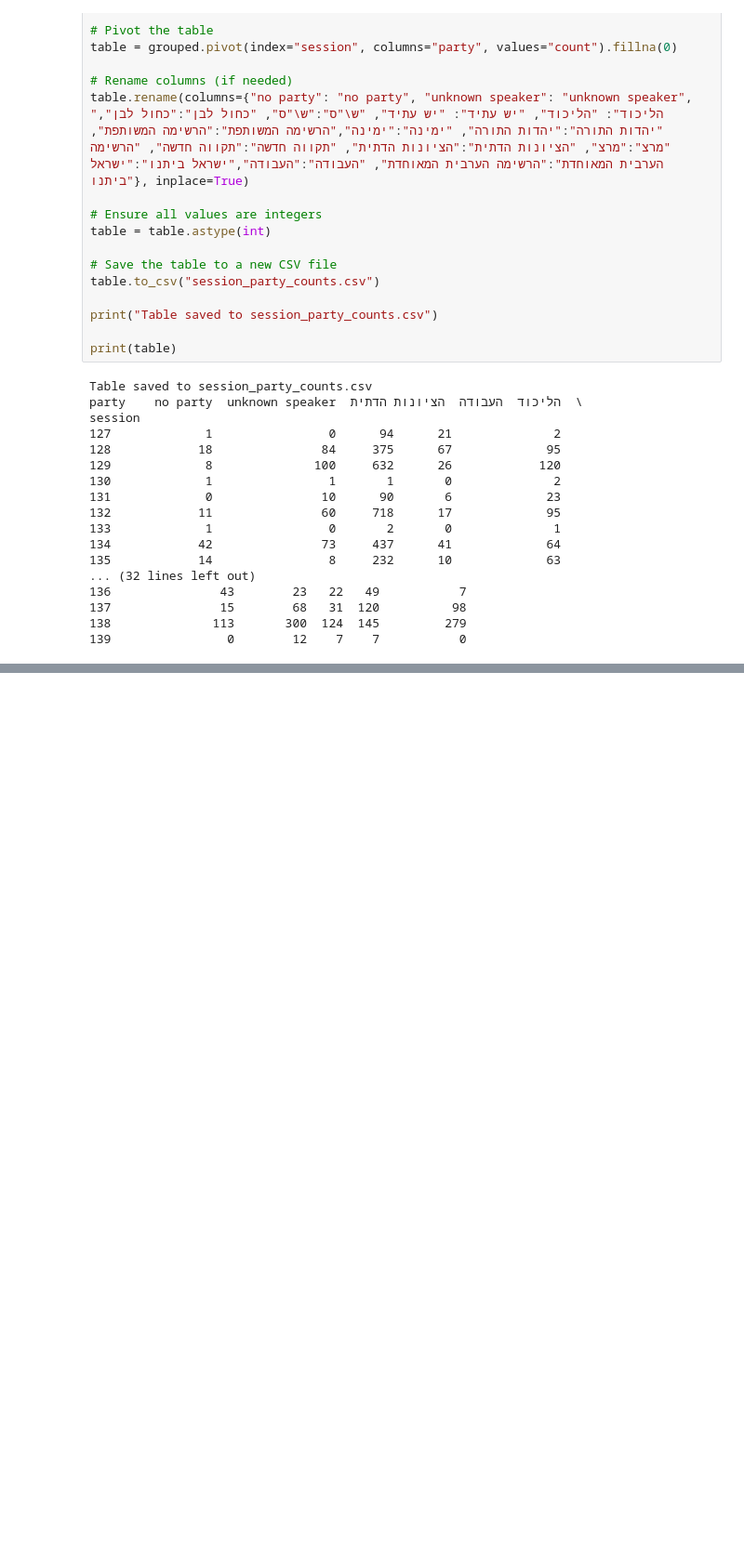
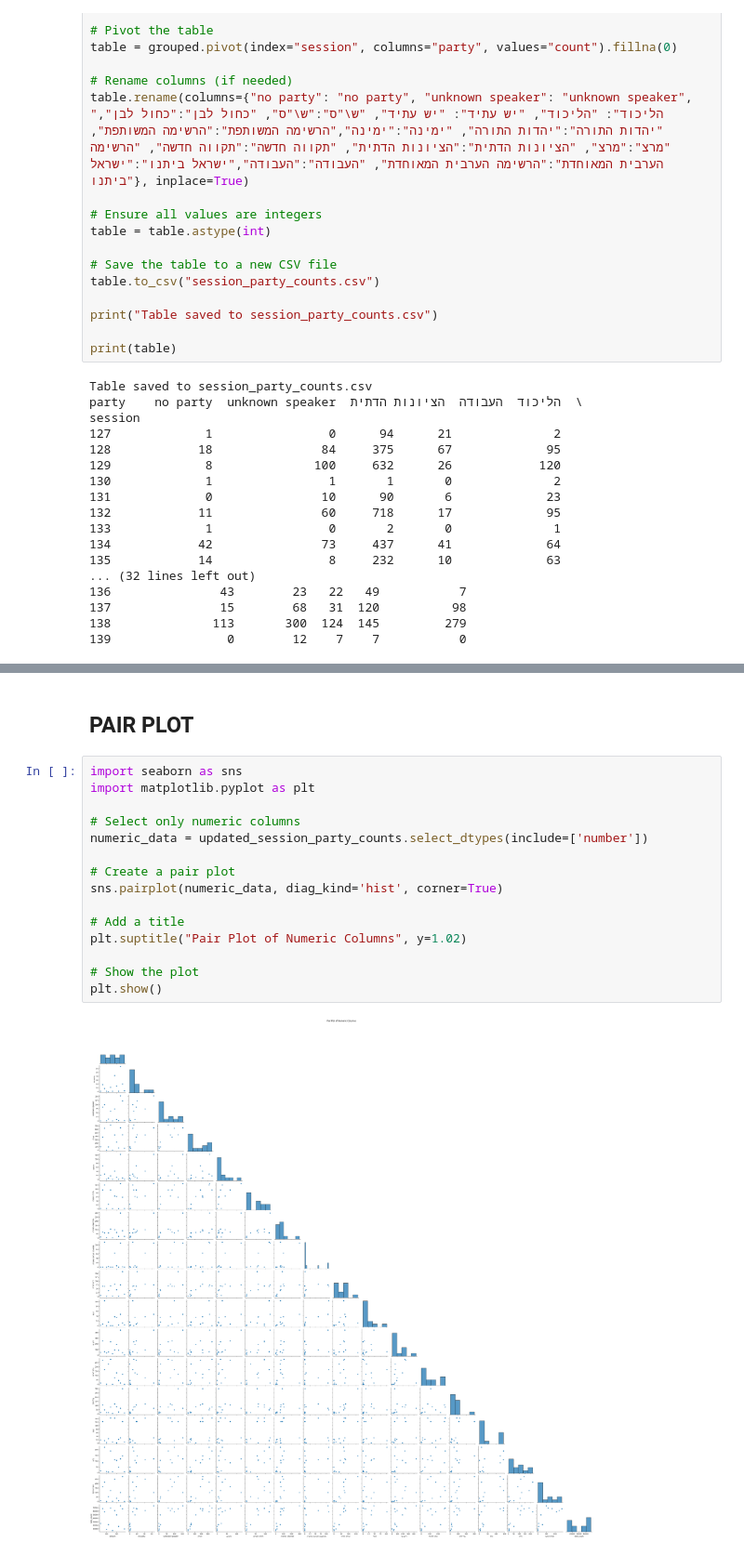
Before and after one commit to ortall0201/Knesset_24_Regression, a Jupyter notebook: Regression_Kneset_Project.ipynb, the cells around one changed output, grey strips where cells are left out. Shown at 93% size. Saved outputs shown, nothing was run; the diff lists cells and outputs as text; blank space fills up the shorter version.

```diff
--- a/Regression_Kneset_Project.ipynb
+++ b/Regression_Kneset_Project.ipynb
@@ -2544,0 +2695,19 @@ session
+# %% [markdown]
+## PAIR PLOT
+# %%
+import seaborn as sns
+import matplotlib.pyplot as plt
+
+# Select only numeric columns
+numeric_data = updated_session_party_counts.select_dtypes(include=['number'])
+
+# Create a pair plot
+sns.pairplot(numeric_data, diag_kind='hist', corner=True)
+
+# Add a title
+plt.suptitle("Pair Plot of Numeric Columns", y=1.02)
+
+# Show the plot
+plt.show()
+# %% [output]
+[figure, added]
```
Also changed, not shown: parts of 42 cells of this notebook, 5 other files.
